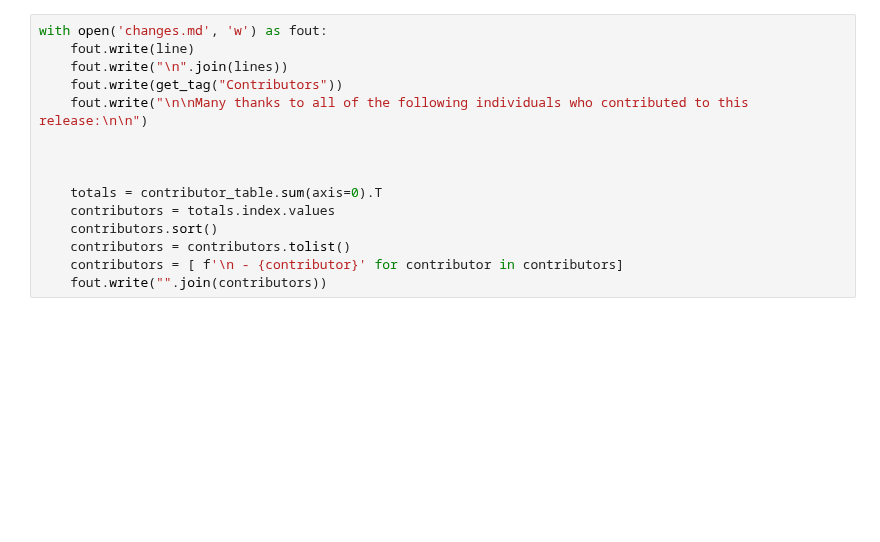
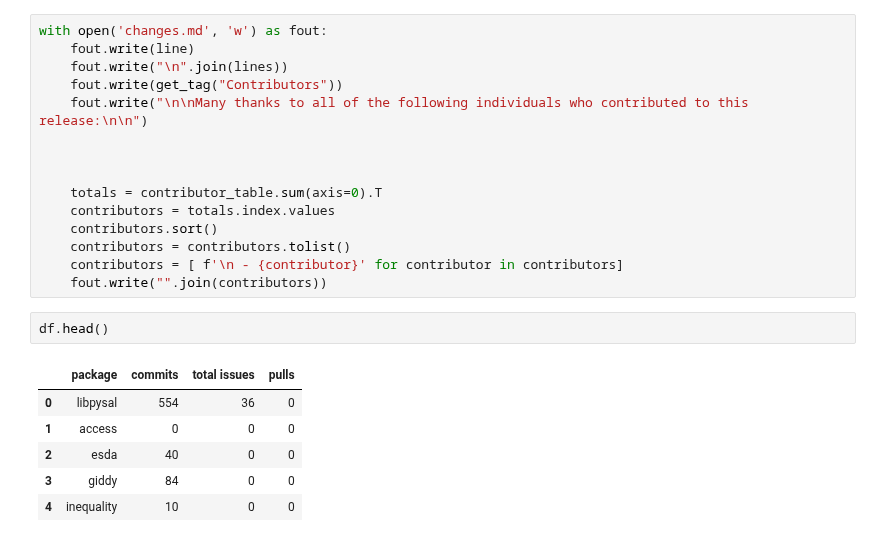
Before and after one commit to pysal/pysal, a Jupyter notebook: tools/110-gitcount-tables.ipynb, the cells around one changed output. Cells and saved outputs as stored; diff of their text form; blank space fills up the shorter version.

```diff
--- a/tools/110-gitcount-tables.ipynb
+++ b/tools/110-gitcount-tables.ipynb
@@ -487,3 +699,12 @@ with open('changes.md', 'w') as fout:
     contributors = contributors.tolist()
     contributors = [ f'\n - {contributor}' for contributor in contributors]
     fout.write("".join(contributors))
+# %%
+df.head()
+# %% [output]
+|  | package | commits | total issues | pulls |
+| 0 | libpysal | 554 | 36 | 0 |
+| 1 | access | 0 | 0 | 0 |
+| 2 | esda | 40 | 0 | 0 |
+| 3 | giddy | 84 | 0 | 0 |
+| 4 | inequality | 10 | 0 | 0 |
```
Also changed, not shown: parts of 37 cells of this notebook.
